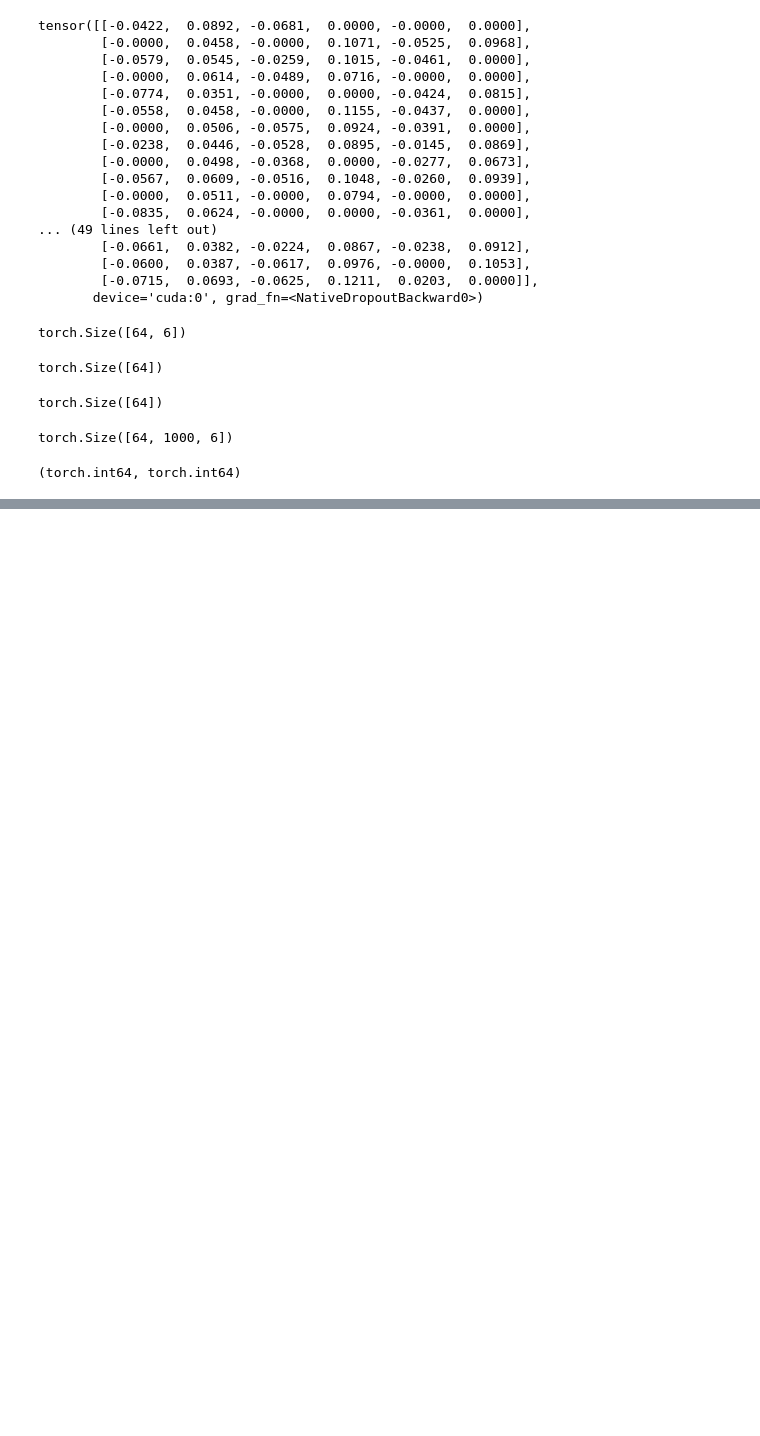
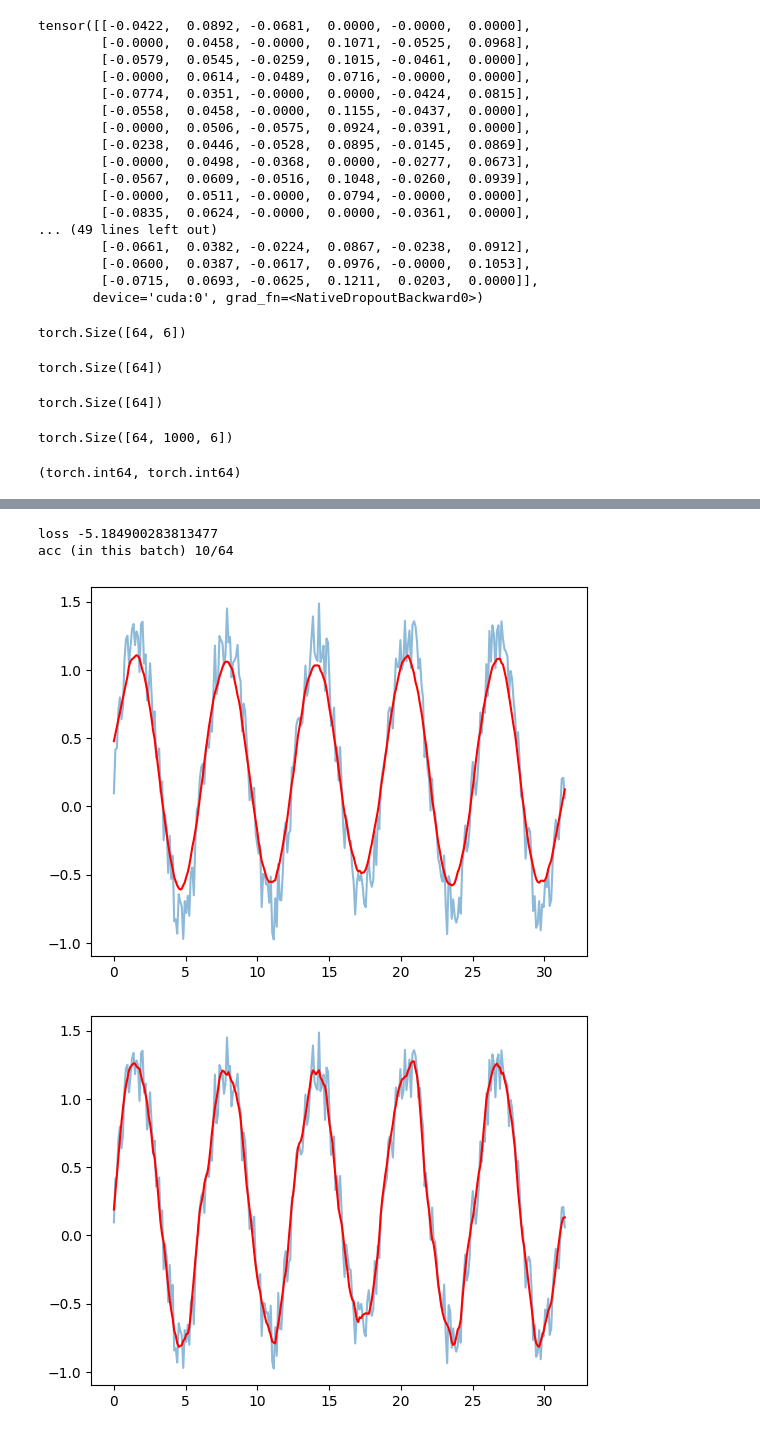
Before and after one commit to joonas-yoon/practice-lstm, a Jupyter notebook: practice.ipynb, the cells around one changed output, grey strips where cells are left out. Saved outputs shown, nothing was run; the diff lists cells and outputs as text; code cells hidden in the pictures; blank space fills up the shorter version.

Commit message:
add helpful functions * normalize * smoothen

```diff
--- a/practice.ipynb
+++ b/practice.ipynb
@@ -283,0 +283,23 @@ RuntimeError: element 0 of tensors does not require grad and does not have a gra
+# %%
+print('loss', loss.item())
+print(f"acc (in this batch) {(y_preds == y_labels).sum().item()}/{len(y_preds)}")
+# %% [output]
+loss -5.184900283813477
+acc (in this batch) 10/64
+# %%
+import numpy as np
+import matplotlib.pyplot as plt
+from scipy.signal import savgol_filter as smoothen
+
+np.random.seed(1234)
+x = np.linspace(0, 10 * np.pi, 300)
+y = np.sin(x) + np.random.random(len(x)) * 0.5
+
+for k in [1, 4, 8]:
+    yhat = smoothen(y, 20, k) # window size 51, polynomial order k
+    plt.plot(x, y, alpha=0.5)
+    plt.plot(x, yhat, color='red')
+    plt.show()
+# %% [output]
+[figure, added]
+[figure, added]
```
Also changed, not shown: parts of 6 cells of this notebook.
